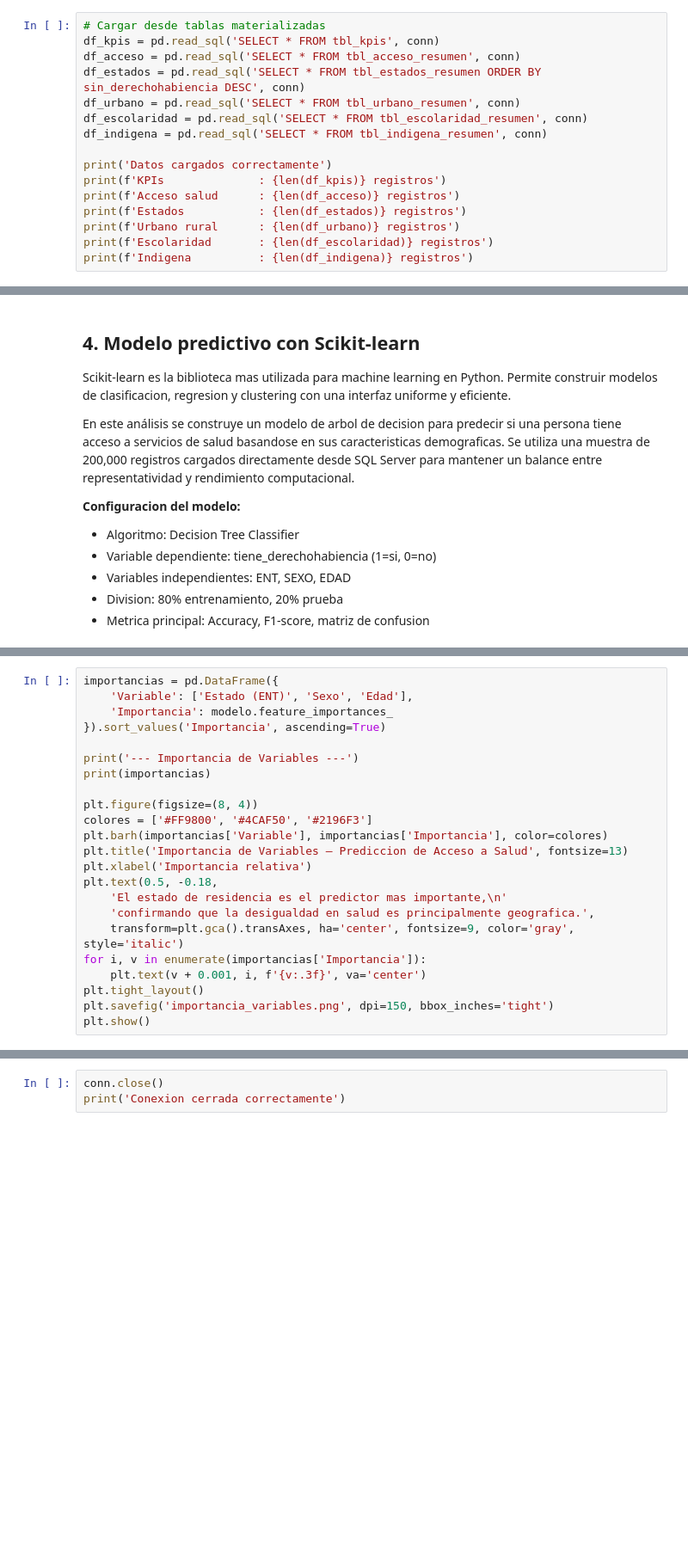
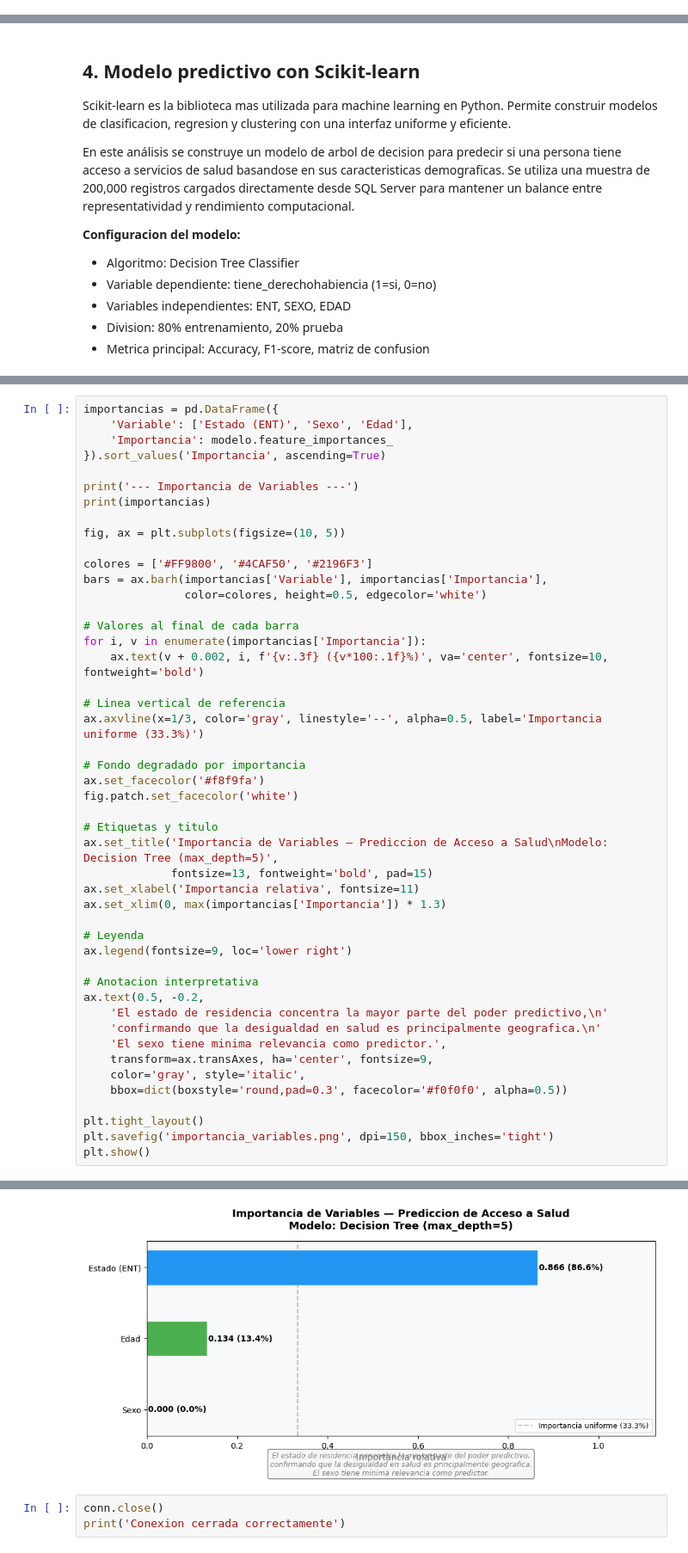
Before and after one commit to Carpuro/censo-salud-mexico-2000, a Jupyter notebook: notebooks/Actividad_Defunciones_SQL.ipynb, the cells around one changed output, grey strips where cells are left out. Shown at 86% size. Drawn from its saved outputs; the diff is of its cells as text; blank space fills up the shorter version.

```diff
--- a/notebooks/Actividad_Defunciones_SQL.ipynb
+++ b/notebooks/Actividad_Defunciones_SQL.ipynb
@@ -211,16 +178,0 @@ Defunciones: 10,099,182 registros en 0.2s
-# %%
-# Cargar desde tablas materializadas
-df_kpis = pd.read_sql('SELECT * FROM tbl_kpis', conn)
-df_acceso = pd.read_sql('SELECT * FROM tbl_acceso_resumen', conn)
-df_estados = pd.read_sql('SELECT * FROM tbl_estados_resumen ORDER BY sin_derechohabiencia DESC', conn)
-df_urbano = pd.read_sql('SELECT * FROM tbl_urbano_resumen', conn)
-df_escolaridad = pd.read_sql('SELECT * FROM tbl_escolaridad_resumen', conn)
-df_indigena = pd.read_sql('SELECT * FROM tbl_indigena_resumen', conn)
-
-print('Datos cargados correctamente')
-print(f'KPIs              : {len(df_kpis)} registros')
-print(f'Acceso salud      : {len(df_acceso)} registros')
-print(f'Estados           : {len(df_estados)} registros')
-print(f'Urbano rural      : {len(df_urbano)} registros')
-print(f'Escolaridad       : {len(df_escolaridad)} registros')
-print(f'Indigena          : {len(df_indigena)} registros')
@@ -527,17 +492,42 @@ importancias = pd.DataFrame({
 print('--- Importancia de Variables ---')
 print(importancias)
 
-plt.figure(figsize=(8, 4))
+fig, ax = plt.subplots(figsize=(10, 5))
+
 colores = ['#FF9800', '#4CAF50', '#2196F3']
-plt.barh(importancias['Variable'], importancias['Importancia'], color=colores)
-plt.title('Importancia de Variables — Prediccion de Acceso a Salud', fontsize=13)
-plt.xlabel('Importancia relativa')
-plt.text(0.5, -0.18,
-    'El estado de residencia es el predictor mas importante,\n'
-    'confirmando que la desigualdad en salud es principalmente geografica.',
-    transform=plt.gca().transAxes, ha='center', fontsize=9, color='gray', style='italic')
+bars = ax.barh(importancias['Variable'], importancias['Importancia'],
+               color=colores, height=0.5, edgecolor='white')
+
+# Valores al final de cada barra
 for i, v in enumerate(importancias['Importancia']):
-    plt.text(v + 0.001, i, f'{v:.3f}', va='center')
+    ax.text(v + 0.002, i, f'{v:.3f} ({v*100:.1f}%)', va='center', fontsize=10, fontweight='bold')
+
+# Linea vertical de referencia
+ax.axvline(x=1/3, color='gray', linestyle='--', alpha=0.5, label='Importancia uniforme (33.3%)')
+
+# Fondo degradado por importancia
+ax.set_facecolor('#f8f9fa')
+fig.patch.set_facecolor('white')
+
+# Etiquetas y titulo
+ax.set_title('Importancia de Variables — Prediccion de Acceso a Salud\nModelo: Decision Tree (max_depth=5)',
+             fontsize=13, fontweight='bold', pad=15)
+ax.set_xlabel('Importancia relativa', fontsize=11)
+ax.set_xlim(0, max(importancias['Importancia']) * 1.3)
+
+# Leyenda
+ax.legend(fontsize=9, loc='lower right')
+
+# Anotacion interpretativa
+ax.text(0.5, -0.2,
+    'El estado de residencia concentra la mayor parte del poder predictivo,\n'
+    'confirmando que la desigualdad en salud es principalmente geografica.\n'
+    'El sexo tiene minima relevancia como predictor.',
+    transform=ax.transAxes, ha='center', fontsize=9,
+    color='gray', style='italic',
+    bbox=dict(boxstyle='round,pad=0.3', facecolor='#f0f0f0', alpha=0.5))
+
 plt.tight_layout()
 plt.savefig('importancia_variables.png', dpi=150, bbox_inches='tight')
 plt.show()
+# %% [output]
@@ -544,3 +539,4 @@ plt.show()
+[figure, added]
 # %%
 conn.close()
 print('Conexion cerrada correctamente')
```
Also changed, not shown: parts of 13 cells of this notebook, 2 other files.
